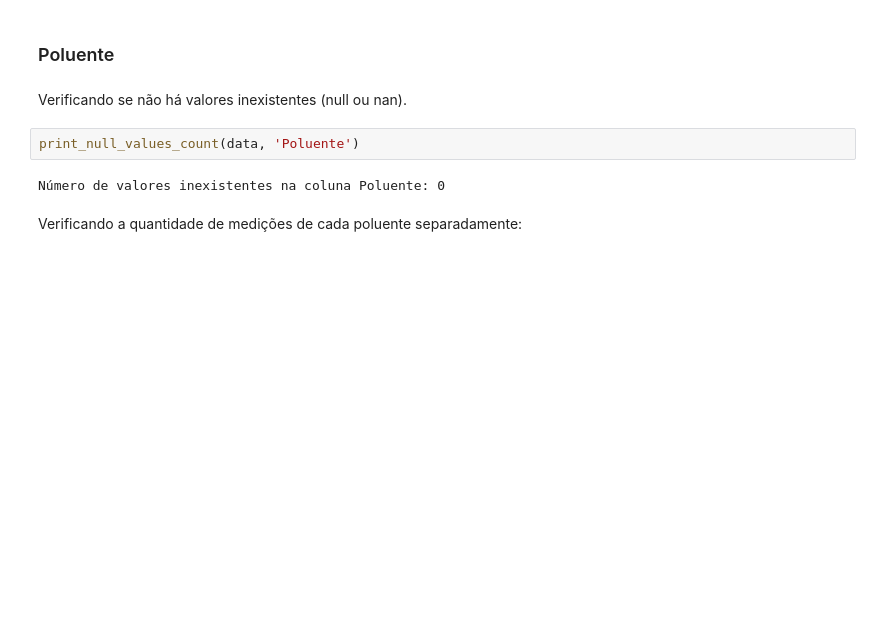
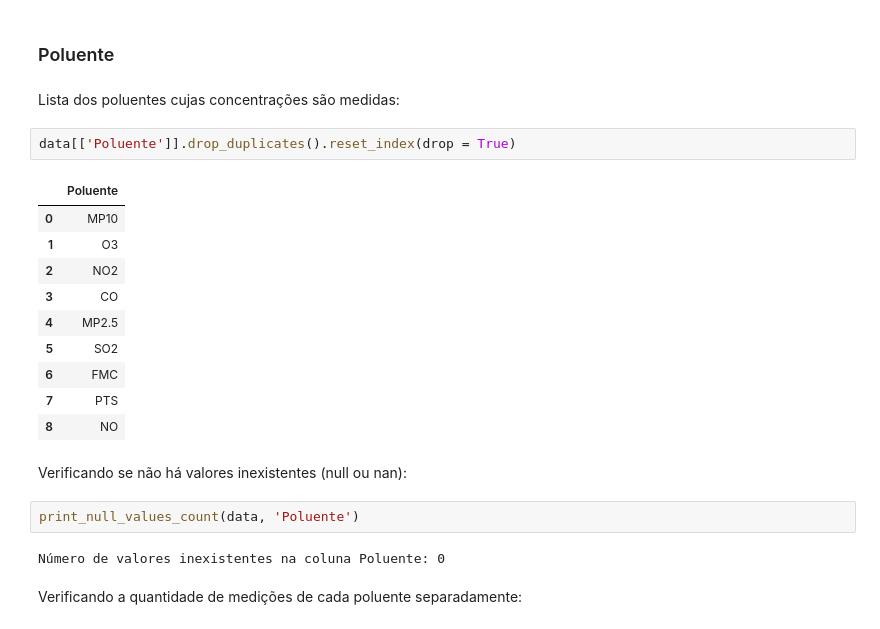
Before and after one commit to Samirnunes/data-science, a Jupyter notebook: eda_air_pollution_sao_paulo.ipynb, the cells around one changed output. Saved outputs shown, nothing was run; the diff lists cells and outputs as text; blank space fills up the shorter version.

```diff
--- a/eda_air_pollution_sao_paulo.ipynb
+++ b/eda_air_pollution_sao_paulo.ipynb
@@ -357,7 +374,22 @@ Name: Codigo, dtype: float64
 # %% [markdown]
 ### Poluente
+# %% [markdown]
+Lista dos poluentes cujas concentrações são medidas:
+# %%
+data[['Poluente']].drop_duplicates().reset_index(drop = True)
+# %% [output]
+|  | Poluente |
+| 0 | MP10 |
+| 1 | O3 |
+| 2 | NO2 |
+| 3 | CO |
+| 4 | MP2.5 |
+| 5 | SO2 |
+| 6 | FMC |
+| 7 | PTS |
+| 8 | NO |
 # %% [markdown]
-Verificando se não há valores inexistentes (null ou nan).
+Verificando se não há valores inexistentes (null ou nan):
 # %%
 print_null_values_count(data, 'Poluente')
 # %% [output]
```
Also changed, not shown: parts of 21 cells of this notebook.
